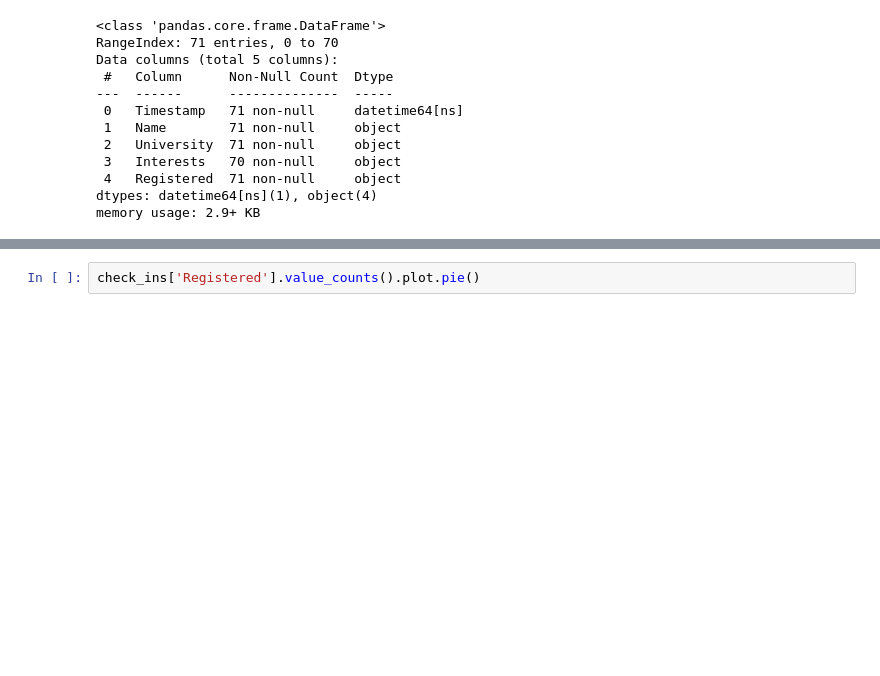
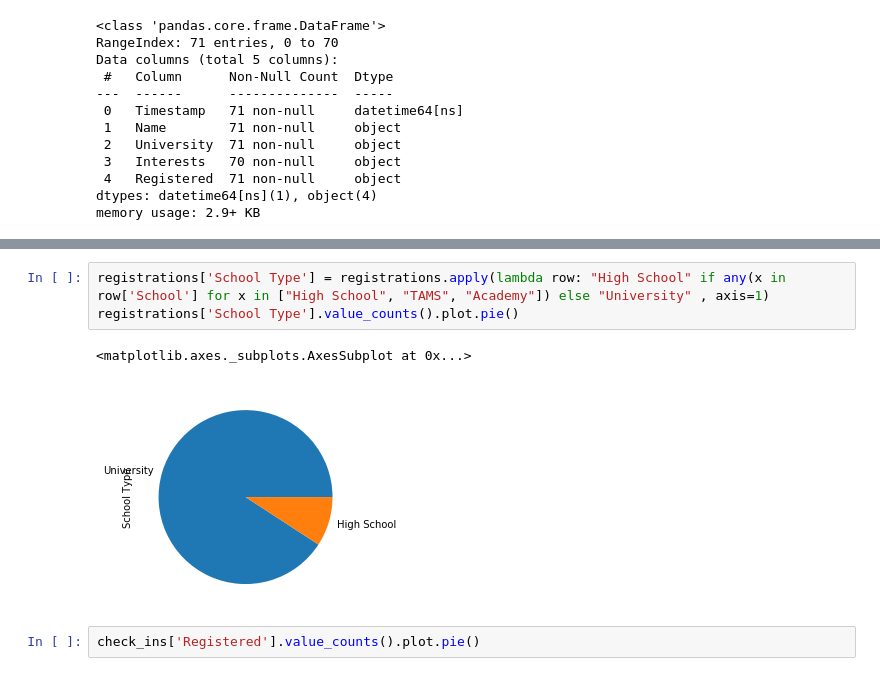
Before and after one commit to n-wes/Data-Visualization-with-Python, a Jupyter notebook: hackSMU/hackSMUII/registration_checkin_analysis.ipynb, the cells around one changed output, grey strips where cells are left out. Drawn from its saved outputs; the diff is of its cells as text; blank space fills up the shorter version.

```diff
--- a/hackSMU/hackSMUII/registration_checkin_analysis.ipynb
+++ b/hackSMU/hackSMUII/registration_checkin_analysis.ipynb
@@ -85,3 +119,9 @@ check_ins['University'].value_counts(ascending=True).plot.barh()
+# %%
+registrations['School Type'] = registrations.apply(lambda row: "High School" if any(x in row['School'] for x in ["High School", "TAMS", "Academy"]) else "University" , axis=1)
+registrations['School Type'].value_counts().plot.pie()
+# %% [output]
+<matplotlib.axes._subplots.AxesSubplot at 0x...>
+[figure, added]
 # %%
 check_ins['Registered'].value_counts().plot.pie()
 # %% [output]
```
Also changed, not shown: parts of 4 cells of this notebook, 2 other files.
